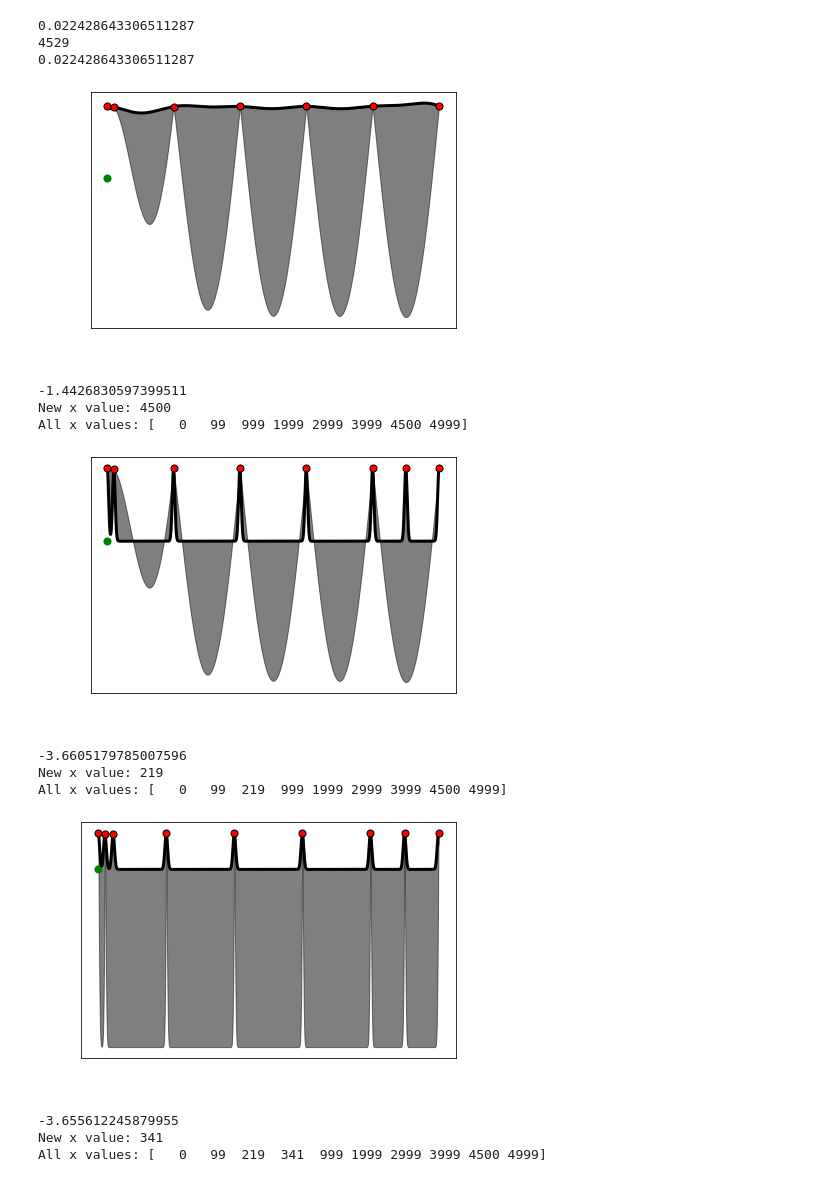
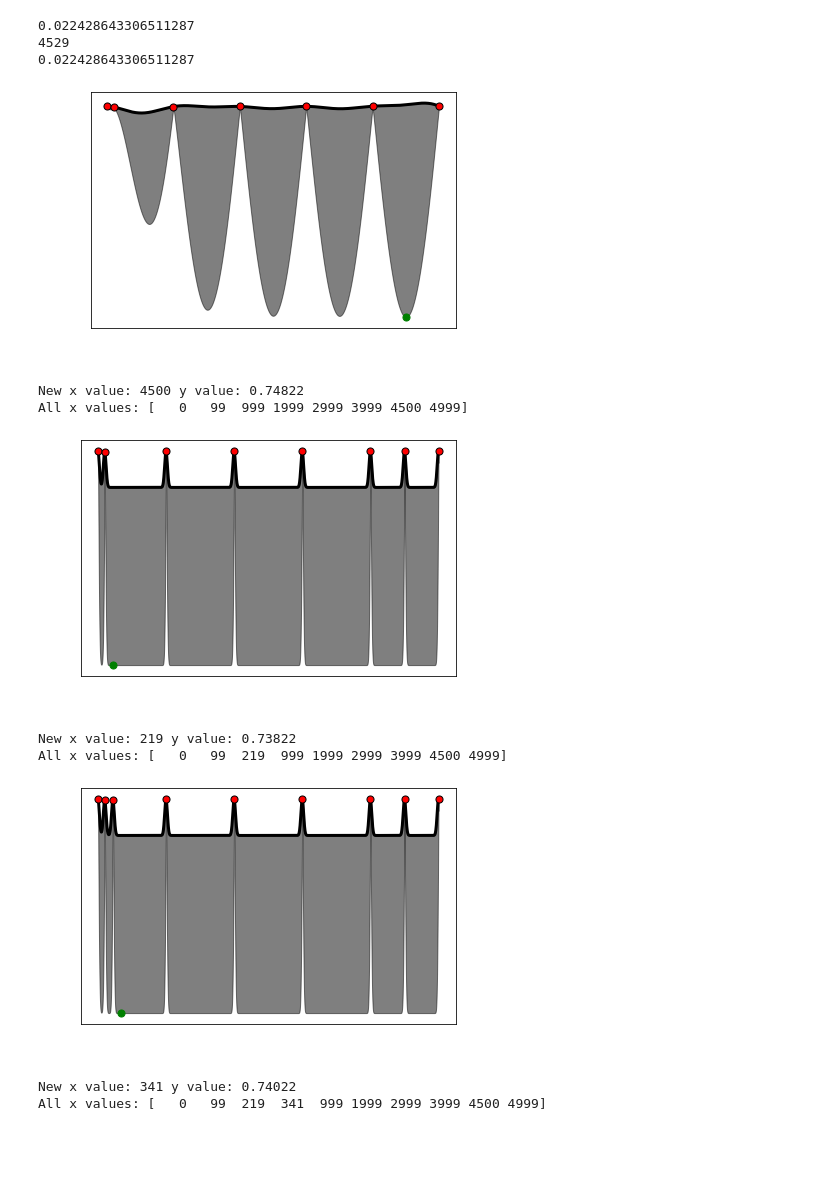
Before and after one commit to michelleliu1027/Bayesian_PV, a Jupyter notebook: BO_85.ipynb, the cells around one changed output. Saved outputs shown, nothing was run; the diff lists cells and outputs as text; code cells hidden in the pictures; blank space fills up the shorter version.

```diff
--- a/BO_85.ipynb
+++ b/BO_85.ipynb
@@ -162,7 +162,7 @@ def newplot(X,Y,X_, y_mean,ucb_y_min):
     plt.plot(X_, y_mean, 'k', lw=3, zorder=9)
     plt.fill_between(X_, y_mean, ucb_y_min,alpha=0.5, color='k')
     plt.scatter(X[:, 0], Y, c='r', s=50, zorder=10, edgecolors=(0, 0, 0))
-    plt.scatter(min(ucb_y_min),0,c='g', s=50)
+    plt.scatter(np.argmin(ucb_y_min),min(ucb_y_min),c='g', s=50)
     plt.tick_params(axis='y', colors = 'white')
     plt.tick_params(axis='x', colors = 'white')
     plt.ylabel('Lifetime',color = 'white')
@@ -179,27 +179,22 @@ X = X.reshape(x_loop.size,1)
 X_ = np.linspace(0,5000, 5000)
 # Kernel setting
 length_scale_bounds_MAX = 500
-length_scale_bounds_MIN = 1e-4
+length_scale_bounds_MIN = 0.01
 kernel = 1.0 * RBF(length_scale=20,length_scale_bounds=(length_scale_bounds_MIN, length_scale_bounds_MAX)) + WhiteKernel(noise_level=0.0001)
 gp = GaussianProcessRegressor(kernel=kernel,alpha=0.0).fit(X, Y)
 
-# Find the
+# Find the prediction by
 y_mean, y_cov = gp.predict(X_[:, np.newaxis], return_cov=True)
 acp_value = ucb(X_, gp, 0.1, 5)
 ucb_y_min = acp_value[-1]
-index = np.argmin(acp_value[-1])
-
 newplot(X,Y,X_, y_mean,ucb_y_min)
 
 # Change i to set extra data points
 i=0
 
 while i < 3:
-    acp_value = ucb(X_, gp, 0.1, 5)
-    ucb_y_min = acp_value[-1]
+    # Find minimum y value in ucb
     index = np.argmin(acp_value[-1])
-
-    print(min(acp_value[-1]))
 
     # Protection to stop equal x value
     while index in x_loop:
@@ -207,45 +202,48 @@ while i < 3:
     x_loop = np.append(x_loop, index)
     x_loop = np.sort(x_loop)
 
-    print ('New x value:',index, '\nAll x values:',x_loop)
+    print ('New x value:',index,'y value:',y_normal[index], '\nAll x values:',x_loop)
 
     X = x_normal[x_loop].reshape(x_loop.size)
     Y = y_normal[x_loop]
     X = X.reshape(x_loop.size,1)
 
+    #
+    length_scale_bounds_MAX = length_scale_bounds_MAX/1.4
+    length_scale_bounds_MIN = 0.0001
+    kernel = 1.0 * RBF(length_scale=20,length_scale_bounds=(length_scale_bounds_MIN, length_scale_bounds_MAX)) + WhiteKernel(noise_level=0.0001)
+
     gp = GaussianProcessRegressor(kernel=kernel,alpha=0.0).fit(X, Y)
     y_mean, y_cov = gp.predict(X_[:, np.newaxis], return_cov=True)
     acp_value = ucb(X_, gp, 0.1, 5)
+    ucb_y_min = acp_value[-1]
     newplot(X,Y,X_, y_mean,ucb_y_min)
 
     i+=1
 print('X:', X, '\nY:', Y)
 s = interpolate.InterpolatedUnivariateSpline(x_loop,Y)
 x_uni = np.arange(0,5000,1)
 y_uni = s(x_uni)
 
 # Plot figure
 plt.plot(df_time,df_85s,'-',color = 'gray')
 plt.plot(x_uni,y_uni,'-',color = 'red')
 plt.plot(x_loop,  Y,'x',color = 'black')
 plt.tick_params(axis='y', colors = 'white')
 plt.tick_params(axis='x', colors = 'white')
 plt.ylabel('Lifetime',color = 'white')
 plt.xlabel('Time',color = 'white')
 plt.title('cycle %d'%(i+1), color = 'white')
 
 
 plt.show()
 # %% [output]
-[figure, old version]
+[figure, new version]
--1.4426830597399511
-New x value: 4500
+New x value: 4500 y value: 0.74822
 All x values: [   0   99  999 1999 2999 3999 4500 4999]
-[figure, old version]
+[figure, new version]
--3.6605179785007596
-New x value: 219
+New x value: 219 y value: 0.73822
 All x values: [   0   99  219  999 1999 2999 3999 4500 4999]
-[figure, old version]
+[figure, new version]
--3.655612245879955
-New x value: 341
+New x value: 341 y value: 0.74022
 All x values: [   0   99  219  341  999 1999 2999 3999 4500 4999]
```
Also changed, not shown: parts of 1 cell of this notebook.
